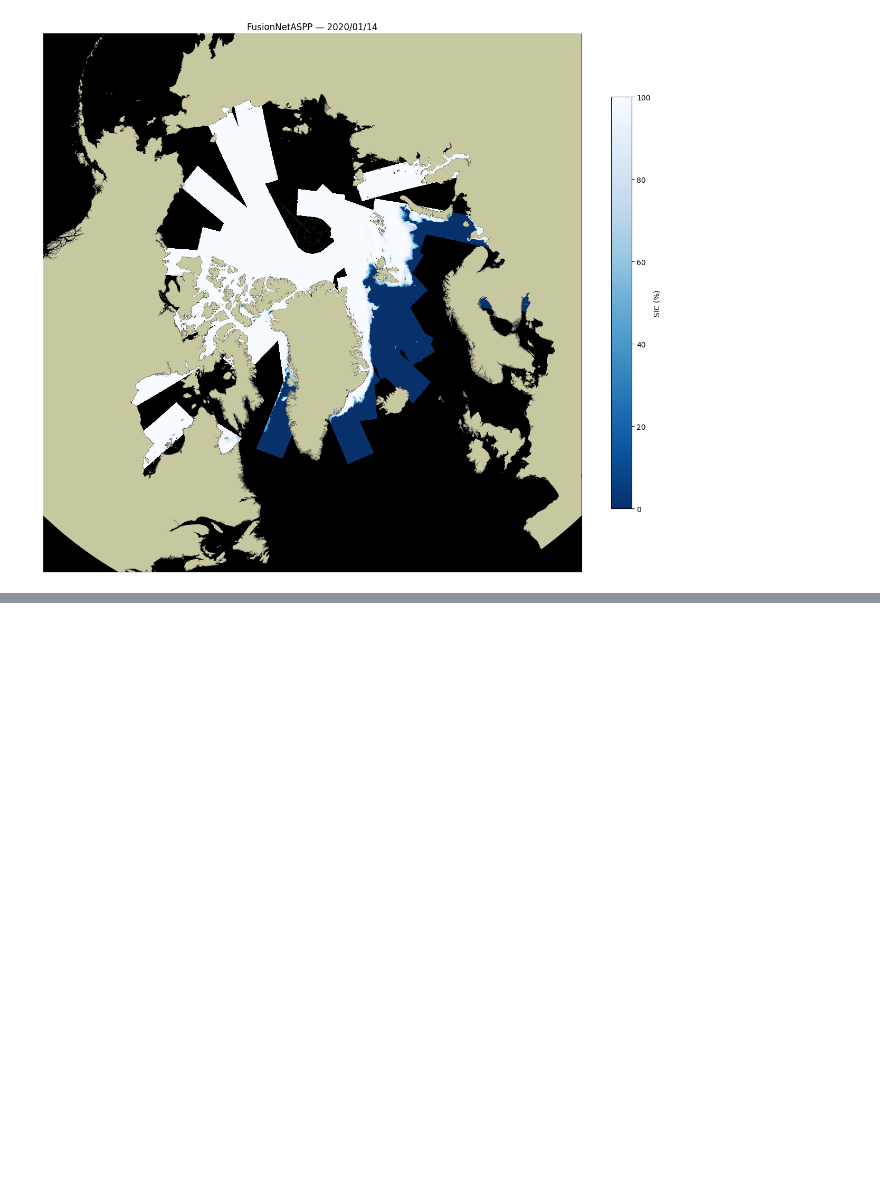
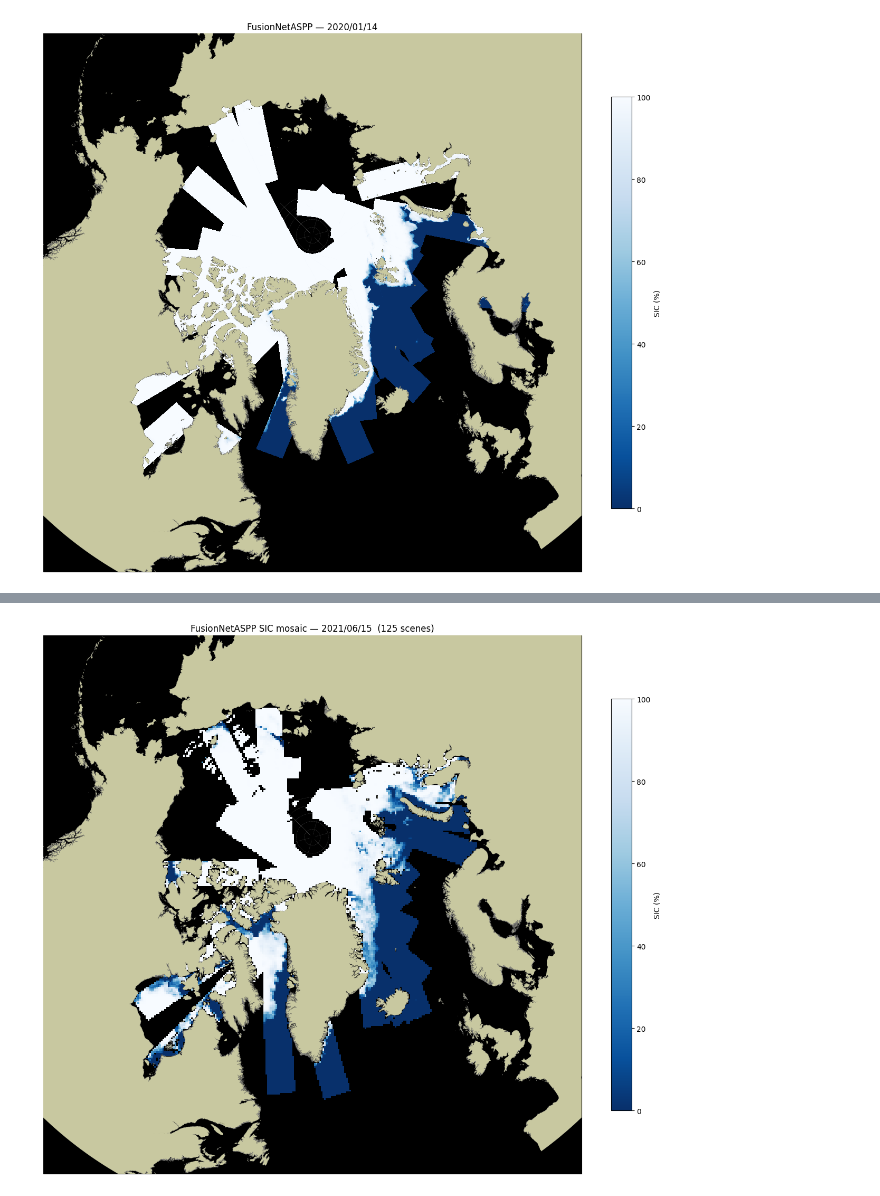
Before and after one commit to NinnaL/Master-thesis---Super-resolution-sea-ice-concentration-using-generative-AI, a Jupyter notebook: Code/lib/predict/prediction_test.ipynb, the cells around one changed output, grey strips where cells are left out. Drawn from its saved outputs; the diff is of its cells as text; code cells hidden in the pictures; blank space fills up the shorter version.

```diff
--- a/Code/lib/predict/prediction_test.ipynb
+++ b/Code/lib/predict/prediction_test.ipynb
@@ -526,0 +463,64 @@ plt.show()
+# %%
+import os
+import glob
+import numpy as np
+import xarray as xr
+import matplotlib.pyplot as plt
+import matplotlib.colors as mcolors
+import cartopy.crs as ccrs
+from pyproj import Transformer
+import geopandas as gpd
+from NorthPolStere import NorthPolStere
+
+shp = gpd.read_file('/dmidata/users/nili/Master/Master-thesis---Super-resolution-sea-ice-concentration-using-generative-AI/Code/lib/predict/arctic_shp/op_str_maps_circum_polar_40_EPSG3411.shp')
+
+transformer = Transformer.from_crs('EPSG:4326', 'EPSG:3411', always_xy=True)
+
+# ── Config ────────────────────────────────────────────────────────────────────
+DATE       = '2021/06/15'
+SIC_BASE   = '/dmidata/projects/asip-cms/ninna_msc/output_mosaic'
+y, m, d    = DATE.split('/')
+sic_files  = sorted(glob.glob(os.path.join(SIC_BASE, y, m, f'SIC_mosaic_{y}{m}{d}.nc')))
+
+cmap = plt.cm.Blues_r.copy()
+cmap.set_bad('none')
+
+proj = NorthPolStere()
+fig, ax = plt.subplots(1, 1, figsize=(12, 12), subplot_kw={'projection': proj})
+ax.set_extent([-180, 180, 60, 90], crs=ccrs.PlateCarree())
+ax.set_facecolor('black')
+
+for sic_path in sic_files:
+    try:
+        ds      = xr.open_dataset(sic_path)
+        sic     = ds['SIC'].values.astype(np.float32)
+        lon_out = ds['lon'].values
+        lat_out = ds['lat'].values
+        n_scenes = ds.attrs.get('n_scenes', '?')
+        ds.close()
+
+        x_scene, y_scene = transformer.transform(lon_out, lat_out)
+
+        ax.pcolormesh(x_scene, y_scene, sic,
+                      cmap=cmap, vmin=0, vmax=100,
+                      shading='auto', zorder=4)
+
+    except Exception as e:
+        print(f'Error processing {os.path.basename(sic_path)}: {e}')
+
+shp.plot(ax=ax, facecolor='#c8c8a0', edgecolor='gray',
+         linewidth=0.1, zorder=5)
+
+gl = ax.gridlines(draw_labels=True, linewidth=0.4, color='gray',
+                  alpha=0.5, linestyle='--')
+gl.top_labels   = False
+gl.right_labels = False
+
+sm = plt.cm.ScalarMappable(cmap=cmap, norm=mcolors.Normalize(vmin=0, vmax=100))
+sm.set_array([])
+plt.colorbar(sm, ax=ax, fraction=0.035, pad=0.05, label='SIC (%)', shrink=0.7)
+ax.set_title(f'FusionNetASPP SIC mosaic — {DATE}  ({n_scenes} scenes)', fontsize=12)
+plt.tight_layout()
+plt.show()
+# %% [output]
+[figure, added]
```
Also changed, not shown: parts of 2 cells of this notebook, 4 other files.
